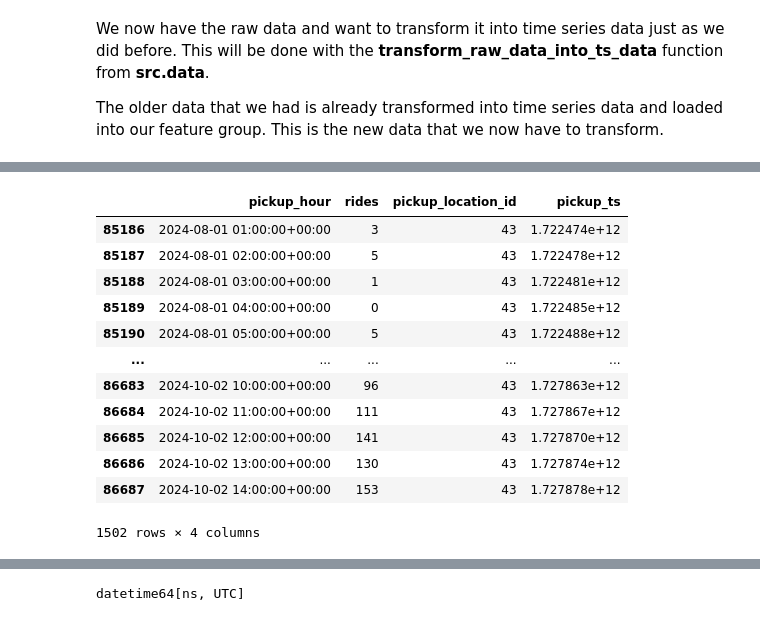
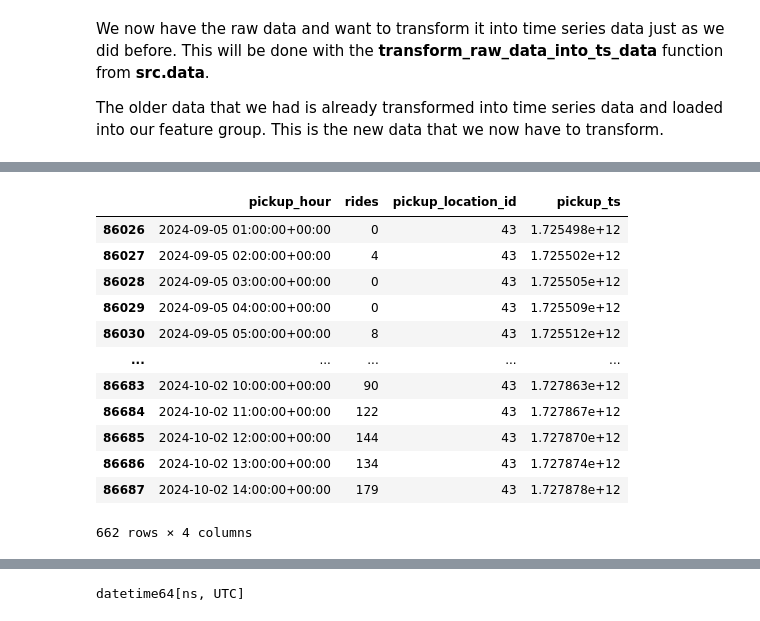
Before and after one commit to ryslipe/taxi_demand_predictor, a Jupyter notebook: notebooks/12_feature_pipeline.ipynb, the cells around one changed output, grey strips where cells are left out. Saved outputs shown, nothing was run; the diff lists cells and outputs as text; code cells hidden in the pictures.

```diff
--- a/notebooks/12_feature_pipeline.ipynb
+++ b/notebooks/12_feature_pipeline.ipynb
@@ -35,30 +35,39 @@ from src.data import load_raw_data
 
 def fetch_batch_raw_data(from_date: datetime, to_date: datetime) -> pd.DataFrame:
     """
-    Simulate production data by sampling historical data from 52 weeks ago (i.e. 1 year)
+    Simulate production data by sampling historical data from 1 year ago for the last 4 months up to today's date.
     """
-    # get data from a year ago from today
-    from_date_ = from_date - timedelta(days=7*52)
-    # get the data to the date which is 28*3 days before from_date_
-    to_date_ = to_date - timedelta(days=7*52)
+    # Calculate the dates one year ago
+    from_date_ = from_date - timedelta(days=365)
+    to_date_ = to_date - timedelta(days=365)
     print(f'{from_date_=}, {to_date_=}')
 
-    # download 2 files from website using our load_raw_data_function - this is July
-    rides = load_raw_data(year=from_date_.year, months=from_date_.month)
-    rides = rides[rides['pickup_datetime'] >= from_date_]
+    # List to collect the monthly data
+    monthly_data = []
 
-    # this is august
-    rides1 = load_raw_data(year=from_date_.year, months= from_date_.month + 1)
+    # Loop through the four months
+    for i in range(4):
+        current_date = from_date_ + timedelta(days=30 * i)
+        year, month = current_date.year, current_date.month
 
-    # this is september
-    rides_2 = load_raw_data(year=to_date_.year, months=to_date_.month)
-    rides_2 = rides_2[rides_2['pickup_datetime'] < to_date_]
+        # Handle wrapping around the end of the year
+        if month > 12:
+            year += 1
+            month = month % 12
 
-    rides = pd.concat([rides, rides1])
-    rides = pd.concat([rides, rides_2])
+        month_data = load_raw_data(year=year, months=month)
+        if i == 0:
+            month_data = month_data[month_data['pickup_datetime'] >= from_date_]
+        elif i == 3:
+            month_data = month_data[month_data['pickup_datetime'] < to_date_]
 
-    # shift the data to pretend this is recent data - add a year to each row
-    rides['pickup_datetime'] += timedelta(days=7*52)
+        monthly_data.append(month_data)
+
+    # Concatenate all the monthly DataFrames
+    rides = pd.concat(monthly_data)
+
+    # Shift the data to pretend this is recent data - add a year to each row
+    rides['pickup_datetime'] += timedelta(days=365)
 
     rides.sort_values(by=['pickup_location_id', 'pickup_datetime'], inplace=True)
 
@@ -126,19 +142,19 @@ ts_data['pickup_ts'] = ts_data['pickup_hour'].apply(lambda x: x.timestamp() * 10
 # %%
 cp = ts_data[ts_data['pickup_location_id'] == 43]
 # %%
-cp[cp['pickup_hour'] > '2024-08-01']
+cp[cp['pickup_hour'] > '2024-09-05']
 # %% [output]
 |  | pickup_hour | rides | pickup_location_id | pickup_ts |
-| 85186 | 2024-08-01 01:00:00+00:00 | 3 | 43 | 1.722474e+12 |
-| 85187 | 2024-08-01 02:00:00+00:00 | 5 | 43 | 1.722478e+12 |
-| 85188 | 2024-08-01 03:00:00+00:00 | 1 | 43 | 1.722481e+12 |
-| 85189 | 2024-08-01 04:00:00+00:00 | 0 | 43 | 1.722485e+12 |
-| 85190 | 2024-08-01 05:00:00+00:00 | 5 | 43 | 1.722488e+12 |
+| 86026 | 2024-09-05 01:00:00+00:00 | 0 | 43 | 1.725498e+12 |
+| 86027 | 2024-09-05 02:00:00+00:00 | 4 | 43 | 1.725502e+12 |
+| 86028 | 2024-09-05 03:00:00+00:00 | 0 | 43 | 1.725505e+12 |
+| 86029 | 2024-09-05 04:00:00+00:00 | 0 | 43 | 1.725509e+12 |
+| 86030 | 2024-09-05 05:00:00+00:00 | 8 | 43 | 1.725512e+12 |
 | ... | ... | ... | ... | ... |
-| 86683 | 2024-10-02 10:00:00+00:00 | 96 | 43 | 1.727863e+12 |
-| 86684 | 2024-10-02 11:00:00+00:00 | 111 | 43 | 1.727867e+12 |
-| 86685 | 2024-10-02 12:00:00+00:00 | 141 | 43 | 1.727870e+12 |
-| 86686 | 2024-10-02 13:00:00+00:00 | 130 | 43 | 1.727874e+12 |
-| 86687 | 2024-10-02 14:00:00+00:00 | 153 | 43 | 1.727878e+12 |
+| 86683 | 2024-10-02 10:00:00+00:00 | 90 | 43 | 1.727863e+12 |
+| 86684 | 2024-10-02 11:00:00+00:00 | 122 | 43 | 1.727867e+12 |
+| 86685 | 2024-10-02 12:00:00+00:00 | 144 | 43 | 1.727870e+12 |
+| 86686 | 2024-10-02 13:00:00+00:00 | 134 | 43 | 1.727874e+12 |
+| 86687 | 2024-10-02 14:00:00+00:00 | 179 | 43 | 1.727878e+12 |
-1502 rows × 4 columns
+662 rows × 4 columns
 # %%
```
Also changed, not shown: parts of 8 cells of this notebook, 3 other files.
